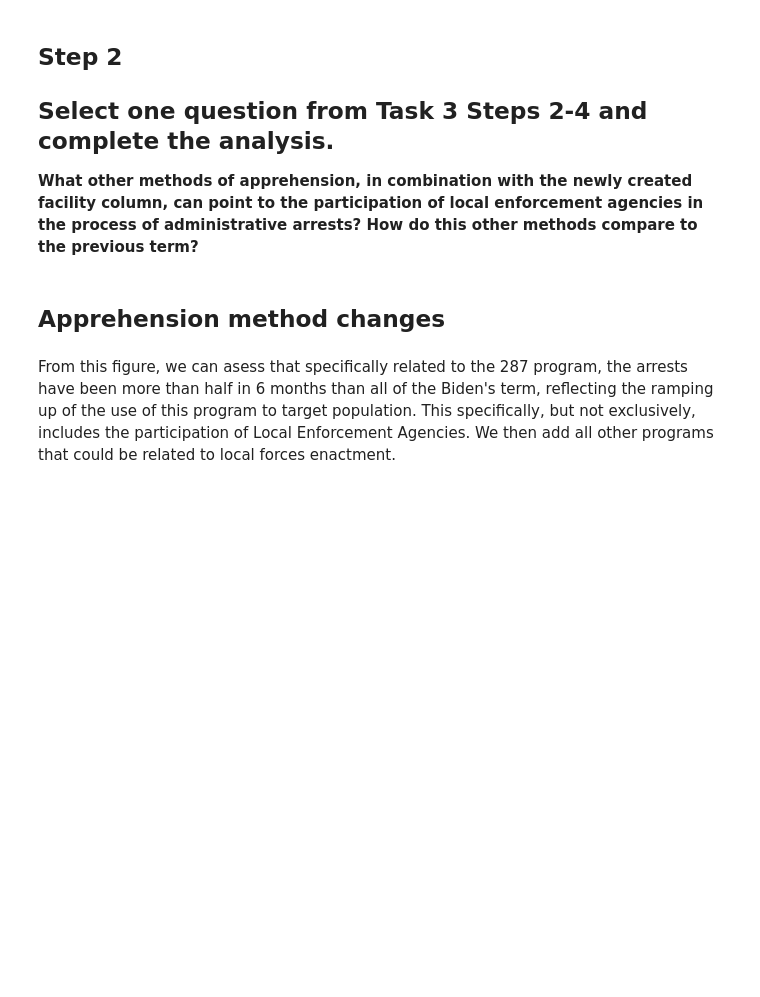
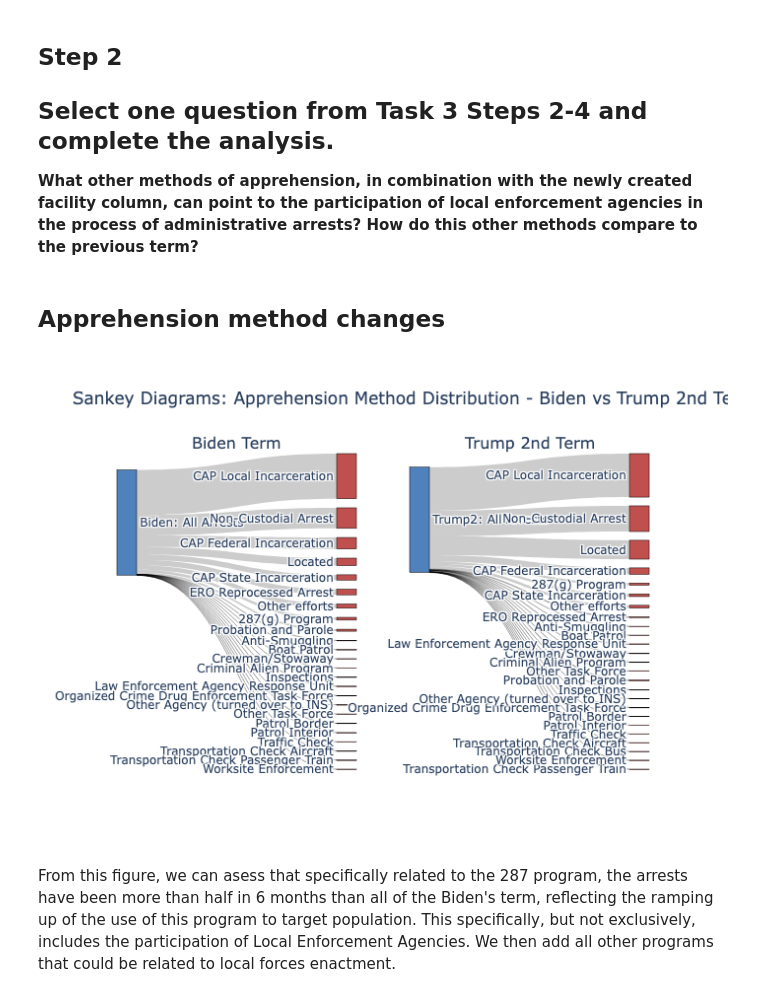
Before and after one commit to GibranMena/lighthouse_ice, a Jupyter notebook: _notebooks/full_report.ipynb, the cells around one changed output. Saved outputs shown, nothing was run; the diff lists cells and outputs as text; code cells hidden in the pictures; blank space fills up the shorter version.

```diff
--- a/_notebooks/full_report.ipynb
+++ b/_notebooks/full_report.ipynb
@@ -778,34 +809,38 @@ fig.add_trace(go.Sankey(
         target=target_biden,
         value=value_biden,
         label=[f"{labels_biden[t]}: {v} ({v / sum(value_biden) * 100:.1f}%)" for t, v in zip(target_biden, value_biden)]
     )
 ), row=1, col=1)
 
 # Trump 2nd Term Sankey
 fig.add_trace(go.Sankey(
     node=dict(
         pad=15,
         thickness=20,
         line=dict(color="black", width=0.5),
         label=labels_trump2,
         color=["#4F81BD"] + ["#C0504D"]*len(pivot_trump2)
     ),
     link=dict(
         source=source_trump2,
         target=target_trump2,
         value=value_trump2,
         label=[f"{labels_trump2[t]}: {v} ({v / sum(value_trump2) * 100:.1f}%)" for t, v in zip(target_trump2, value_trump2)]
     )
 ), row=1, col=2)
 
 fig.update_layout(
     title_text="Sankey Diagrams: Apprehension Method Distribution - Biden vs Trump 2nd Term",
     font_size=12,
     height=600,
     width=1200
 )
 fig.write_image("outputs/figures/sankey_apprehension_method_biden_trump2.png")
-fig.show()
+
+# Embed PNG in notebook
+display(Image(filename="outputs/figures/sankey_apprehension_method_biden_trump2.png"))
+# %% [output]
+[figure, added]
 # %%
 fig.show()
 # %% [markdown]
```
Also changed, not shown: parts of 1 cell of this notebook.
